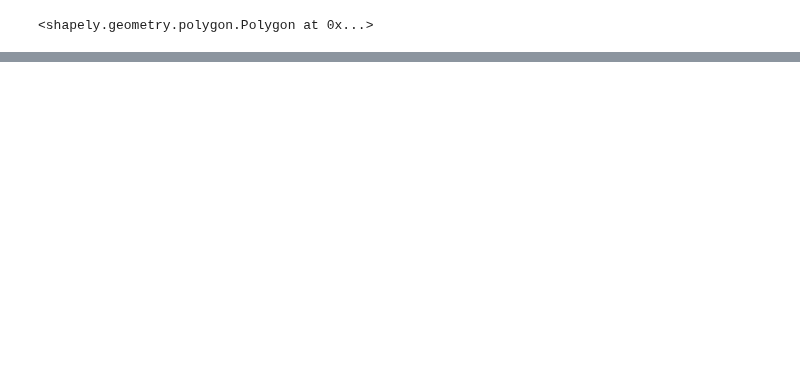
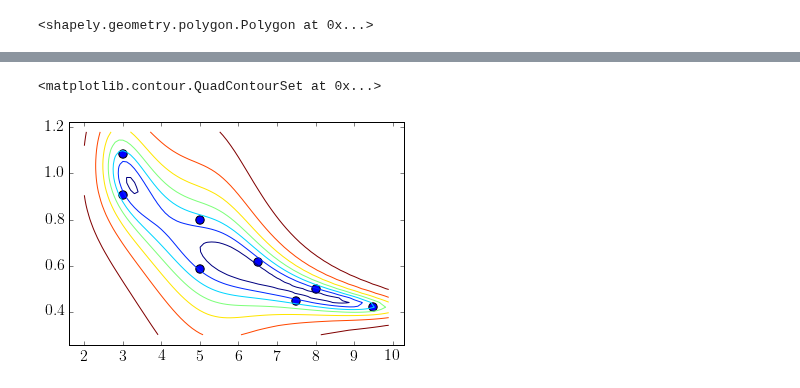
Before and after one commit to SimonBiggs/electronfactors, a Jupyter notebook: examples/Discussion -- Example of where to first measure.ipynb, the cells around one changed output, grey strips where cells are left out. Saved outputs shown, nothing was run; the diff lists cells and outputs as text; code cells hidden in the pictures; blank space fills up the shorter version.

```diff
--- a/examples/Discussion -- Example of where to first measure.ipynb
+++ b/examples/Discussion -- Example of where to first measure.ipynb
@@ -204,0 +209,14 @@ plt.scatter(width[aperture_size], eqPonA[aperture_size], s=70)
+# %%
+x = np.arange(2, 10, 0.1)
+y = np.arange(0.3, 1.2, 0.02)
+
+xx, yy = np.meshgrid(x, y)
+
+factor_test = np.ones(np.shape(width[aperture_size]))
+give = fit_give(xx, yy, width[aperture_size], eqPonA[aperture_size], factor_test, kx=2, ky=1)
+# %%
+plt.scatter(width[aperture_size], eqPonA[aperture_size], s=70)
+plt.contour(xx, yy, give)
+# %% [output]
+<matplotlib.contour.QuadContourSet at 0x...>
+[figure, added]
```
Also changed, not shown: parts of 8 cells of this notebook, 5 other files.
